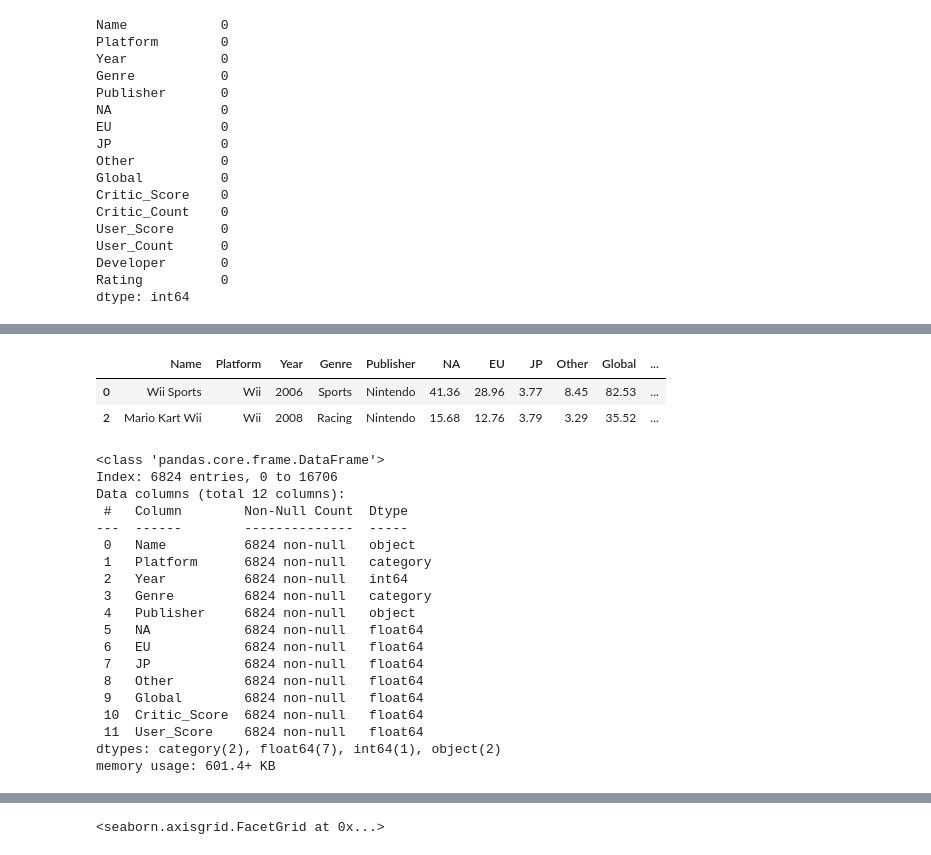
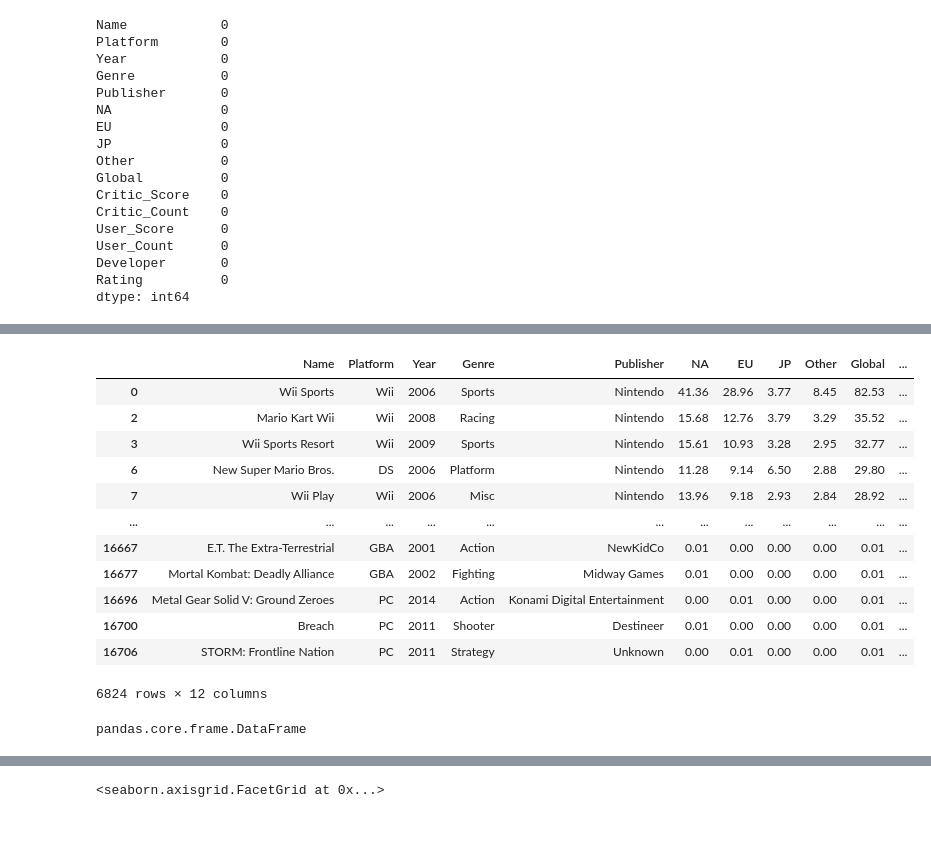
Before and after one commit to YanaStefanovich/EDA-Video-Game-Sales, a Jupyter notebook: Games.ipynb, the cells around one changed output, grey strips where cells are left out. Cells and saved outputs as stored; diff of their text form; code cells hidden in the pictures; blank space fills up the shorter version.

```diff
--- a/Games.ipynb
+++ b/Games.ipynb
@@ -66,9 +28,9 @@ memory usage: 2.0+ MB
 # %%
 df = df.dropna(how='any', subset=['Platform','Year'])
 # %%
-for el in  ['Platform', 'Genre']:
-    df[el] = df[el].astype('category')
+for el in  ['Platform', 'Genre','Name']:
+    df[el] = df[el].astype('string')
+    df[el] = df[el].str.strip()
 df['Year'] = df['Year'].astype('int64')
 df['User_Score'] = pd.to_numeric(df['User_Score'], errors='coerce')
-df.info()
 # %% [output]
@@ -243,30 +128,21 @@ dtype: object
-# %%
-df.head(2)
-# %% [output]
-|  | Name | Platform | Year | Genre | Publisher | NA | EU | JP | Other | Global | ... |
-| 0 | Wii Sports | Wii | 2006 | Sports | Nintendo | 41.36 | 28.96 | 3.77 | 8.45 | 82.53 | ... |
-| 2 | Mario Kart Wii | Wii | 2008 | Racing | Nintendo | 15.68 | 12.76 | 3.79 | 3.29 | 35.52 | ... |
-# %%
-df.info()
-# %% [output]
-<class 'pandas.core.frame.DataFrame'>
-Index: 6824 entries, 0 to 16706
-Data columns (total 12 columns):
- #   Column        Non-Null Count  Dtype
----  ------        --------------  -----
- 0   Name          6824 non-null   object
- 1   Platform      6824 non-null   category
- 2   Year          6824 non-null   int64
- 3   Genre         6824 non-null   category
- 4   Publisher     6824 non-null   object
- 5   NA            6824 non-null   float64
- 6   EU            6824 non-null   float64
- 7   JP            6824 non-null   float64
- 8   Other         6824 non-null   float64
- 9   Global        6824 non-null   float64
- 10  Critic_Score  6824 non-null   float64
- 11  User_Score    6824 non-null   float64
-dtypes: category(2), float64(7), int64(1), object(2)
-memory usage: 601.4+ KB
-# %%
-df['Genre'] = df['Genre'].astype('str')
+# %%
+df
+# %% [output]
+|  | Name | Platform | Year | Genre | Publisher | NA | EU | JP | Other | Global | ... |
+| 0 | Wii Sports | Wii | 2006 | Sports | Nintendo | 41.36 | 28.96 | 3.77 | 8.45 | 82.53 | ... |
+| 2 | Mario Kart Wii | Wii | 2008 | Racing | Nintendo | 15.68 | 12.76 | 3.79 | 3.29 | 35.52 | ... |
+| 3 | Wii Sports Resort | Wii | 2009 | Sports | Nintendo | 15.61 | 10.93 | 3.28 | 2.95 | 32.77 | ... |
+| 6 | New Super Mario Bros. | DS | 2006 | Platform | Nintendo | 11.28 | 9.14 | 6.50 | 2.88 | 29.80 | ... |
+| 7 | Wii Play | Wii | 2006 | Misc | Nintendo | 13.96 | 9.18 | 2.93 | 2.84 | 28.92 | ... |
+| ... | ... | ... | ... | ... | ... | ... | ... | ... | ... | ... | ... |
+| 16667 | E.T. The Extra-Terrestrial | GBA | 2001 | Action | NewKidCo | 0.01 | 0.00 | 0.00 | 0.00 | 0.01 | ... |
+| 16677 | Mortal Kombat: Deadly Alliance | GBA | 2002 | Fighting | Midway Games | 0.01 | 0.00 | 0.00 | 0.00 | 0.01 | ... |
+| 16696 | Metal Gear Solid V: Ground Zeroes | PC | 2014 | Action | Konami Digital Entertainment | 0.00 | 0.01 | 0.00 | 0.00 | 0.01 | ... |
+| 16700 | Breach | PC | 2011 | Shooter | Destineer | 0.01 | 0.00 | 0.00 | 0.00 | 0.01 | ... |
+| 16706 | STORM: Frontline Nation | PC | 2011 | Strategy | Unknown | 0.00 | 0.01 | 0.00 | 0.00 | 0.01 | ... |
+6824 rows × 12 columns
+# %%
+df['Critic_Score'] = df['Critic_Score'].map(lambda x: x/10)
+type(df)
+# %% [output]
+pandas.core.frame.DataFrame
```
Also changed, not shown: parts of 23 cells of this notebook.
